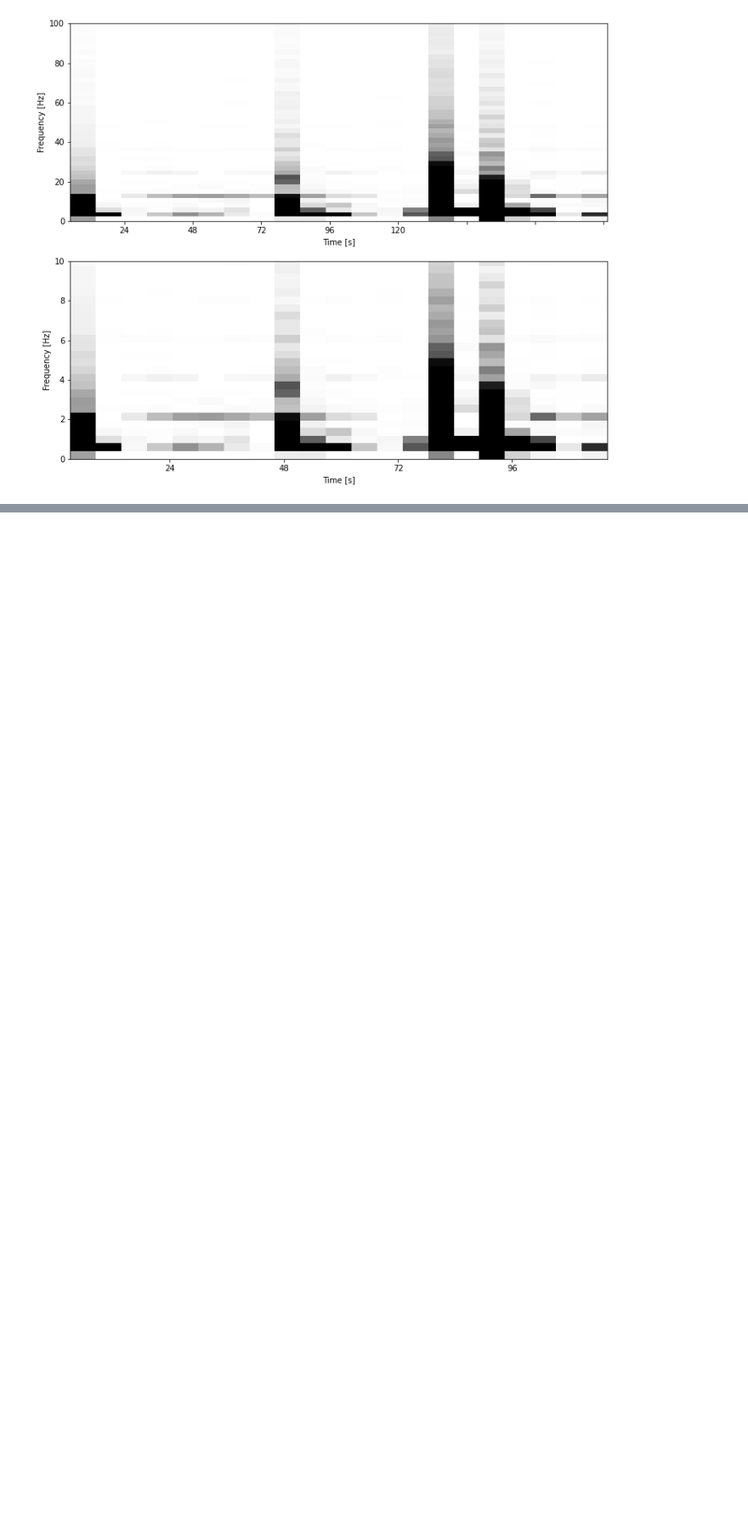
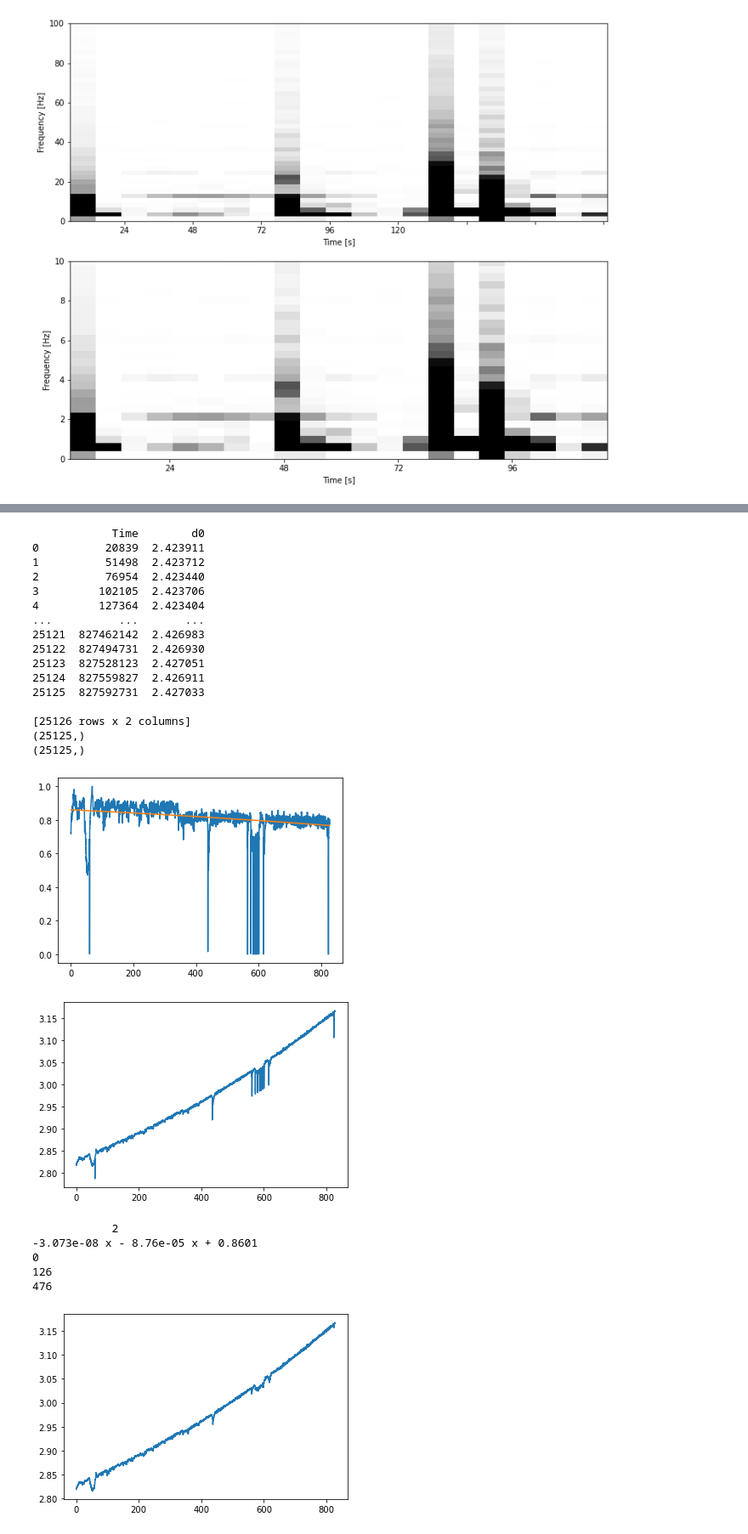
Before and after one commit to AmeVel2040/eclipseAmeyaSharing, a Jupyter notebook: InitialSpectogramAnalysis6-13-22.ipynb, the cells around one changed output, grey strips where cells are left out. Shown at 85% size. Saved outputs shown, nothing was run; the diff lists cells and outputs as text; code cells hidden in the pictures; blank space fills up the shorter version.

```diff
--- a/InitialSpectogramAnalysis6-13-22.ipynb
+++ b/InitialSpectogramAnalysis6-13-22.ipynb
@@ -169,7 +169,7 @@ def three_sigmad(nt,nv,chunks,numSigma,progress):
     print(deleted)
     return out[0,:],out[1,:]
 
-def genthePlots(data,start,end,fs,fs2,chunks,numSigma,pr):
+def genthePlots(data,start,end,fs,fs2,chunks,numSigma,pr,no1,no2):
     x,y=data[0],data[1]
 
     tchunk1=x[start:end]
@@ -199,20 +199,20 @@ def genthePlots(data,start,end,fs,fs2,chunks,numSigma,pr):
     plt.plot(newt,unnormv)
     plt.show
 
-    fclip, tclip, Sxxclip = signal.spectrogram(unnormv, fs,nperseg=256)
-    fclip2, tclip2, Sxxclip2 = signal.spectrogram(unnormv, fs2,nperseg=256)
+    fclip, tclip, Sxxclip = signal.spectrogram(unnormv, fs,nperseg=no1)
+    fclip2, tclip2, Sxxclip2 = signal.spectrogram(unnormv, fs2,nperseg=no2)
     #print(Sxxclip)
 
     fig, axs = plt.subplots(2, 1,figsize=(12,10))
     s_22 = axs[0].pcolormesh(tclip, fclip, Sxxclip,cmap='binary',vmin=min(Sxxclip[0]),vmax=max(Sxxclip[0]))
     axs[0].set_ylim(0,100)
-    axs[0].set_xticklabels([24*i for i in range(6)])
+    axs[0].set_xticklabels([round(max(tchunk1)/6)*i for i in range(6)])
     axs[0].set_ylabel('Frequency [Hz]')
     axs[0].set_xlabel('Time [s]')
 
     s_22 = axs[1].pcolormesh(tclip2, fclip2, Sxxclip2,cmap='binary',vmin=min(Sxxclip2[0]),vmax=max(Sxxclip2[0]))
     axs[1].set_ylim(0,10)
-    axs[1].set_xticklabels([24*i for i in range(6)])
+    axs[1].set_xticklabels([round(max(tchunk1)/6)*i for i in range(6)])
     axs[1].set_ylabel('Frequency [Hz]')
     axs[1].set_xlabel('Time [s]')
 # %% [markdown]
@@ -600,0 +603,28 @@ genthePlots(returnData('https://raw.githubusercontent.com/AmeVel2040/myPiFiles/m
+# %%
+#15000
+genthePlots(returnData('https://raw.githubusercontent.com/AmeVel2040/myPiFiles/main/LSStuffAmeya/22-06-22at03-35PM'),0,-1,600,100,200,2,126,64,128)
+# %% [output]
+            Time        d0
+0          20839  2.423911
+1          51498  2.423712
+2          76954  2.423440
+3         102105  2.423706
+4         127364  2.423404
+...          ...       ...
+25121  827462142  2.426983
+25122  827494731  2.426930
+25123  827528123  2.427051
+25124  827559827  2.426911
+25125  827592731  2.427033
+
+[25126 rows x 2 columns]
+(25125,)
+(25125,)
+[figure, added]
+[figure, added]
+            2
+-3.073e-08 x - 8.76e-05 x + 0.8601
+0
+126
+476
+[figure, added]
```
Also changed, not shown: parts of 14 cells of this notebook.
